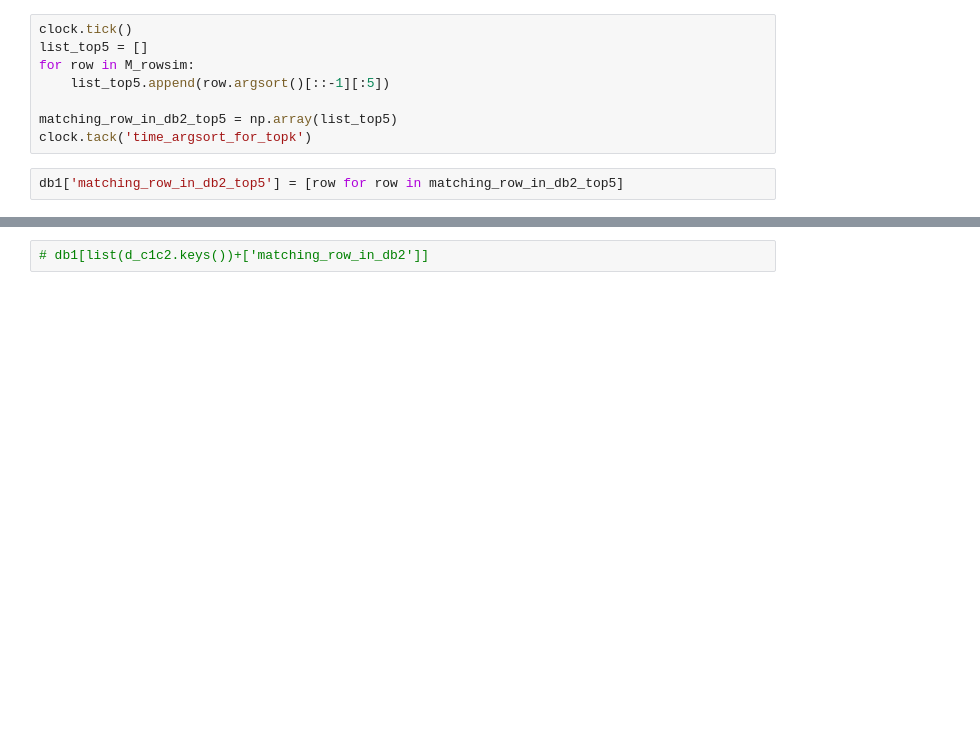
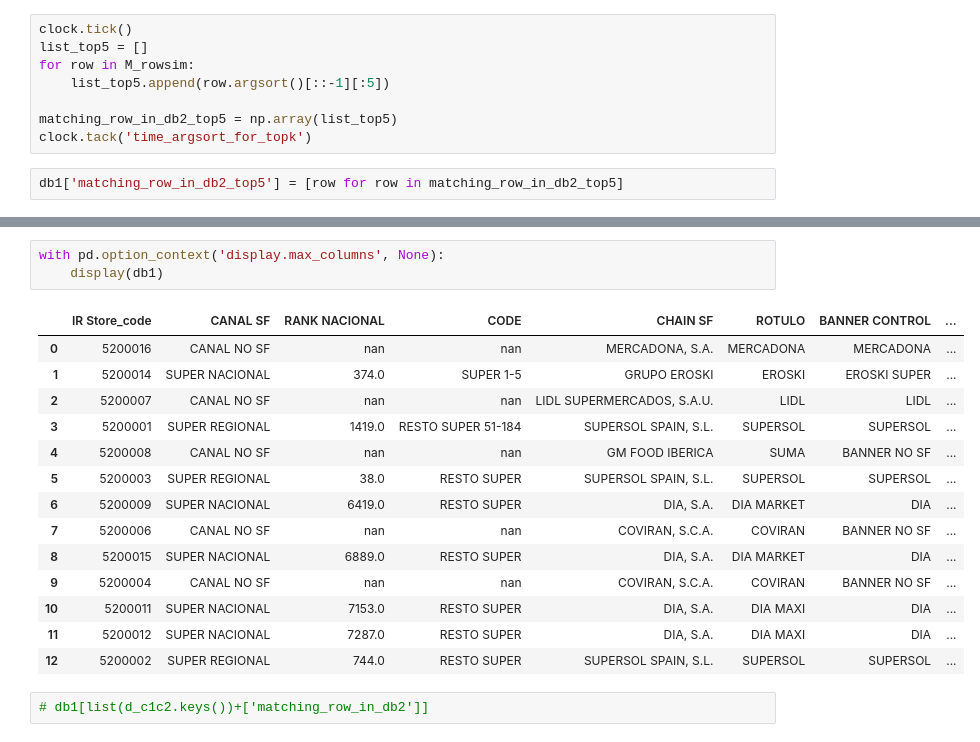
Before and after one commit to ivsanro1/research, a Jupyter notebook: record_linkage/content_aware_column_match_detection_between_databases.ipynb, the cells around one changed output, grey strips where cells are left out. Drawn from its saved outputs; the diff is of its cells as text; blank space fills up the shorter version.

```diff
--- a/record_linkage/content_aware_column_match_detection_between_databases.ipynb
+++ b/record_linkage/content_aware_column_match_detection_between_databases.ipynb
@@ -280,3 +724,21 @@ db1['matching_row_in_db2_top5'] = [row for row in matching_row_in_db2_top5]
+# %%
+with pd.option_context('display.max_columns', None):
+    display(db1)
+# %% [output]
+|  | IR Store_code | CANAL SF | RANK NACIONAL | CODE | CHAIN SF | ROTULO | BANNER CONTROL | ... |
+| 0 | 5200016 | CANAL NO SF | nan | nan | MERCADONA, S.A. | MERCADONA | MERCADONA | ... |
+| 1 | 5200014 | SUPER NACIONAL | 374.0 | SUPER 1-5 | GRUPO EROSKI | EROSKI | EROSKI SUPER | ... |
+| 2 | 5200007 | CANAL NO SF | nan | nan | LIDL SUPERMERCADOS, S.A.U. | LIDL | LIDL | ... |
+| 3 | 5200001 | SUPER REGIONAL | 1419.0 | RESTO SUPER 51-184 | SUPERSOL SPAIN, S.L. | SUPERSOL | SUPERSOL | ... |
+| 4 | 5200008 | CANAL NO SF | nan | nan | GM FOOD IBERICA | SUMA | BANNER NO SF | ... |
+| 5 | 5200003 | SUPER REGIONAL | 38.0 | RESTO SUPER | SUPERSOL SPAIN, S.L. | SUPERSOL | SUPERSOL | ... |
+| 6 | 5200009 | SUPER NACIONAL | 6419.0 | RESTO SUPER | DIA, S.A. | DIA MARKET | DIA | ... |
+| 7 | 5200006 | CANAL NO SF | nan | nan | COVIRAN, S.C.A. | COVIRAN | BANNER NO SF | ... |
+| 8 | 5200015 | SUPER NACIONAL | 6889.0 | RESTO SUPER | DIA, S.A. | DIA MARKET | DIA | ... |
+| 9 | 5200004 | CANAL NO SF | nan | nan | COVIRAN, S.C.A. | COVIRAN | BANNER NO SF | ... |
+| 10 | 5200011 | SUPER NACIONAL | 7153.0 | RESTO SUPER | DIA, S.A. | DIA MAXI | DIA | ... |
+| 11 | 5200012 | SUPER NACIONAL | 7287.0 | RESTO SUPER | DIA, S.A. | DIA MAXI | DIA | ... |
+| 12 | 5200002 | SUPER REGIONAL | 744.0 | RESTO SUPER | SUPERSOL SPAIN, S.L. | SUPERSOL | SUPERSOL | ... |
 # %%
 # db1[list(d_c1c2.keys())+['matching_row_in_db2']]
 # %%
```
Also changed, not shown: parts of 79 cells of this notebook.
